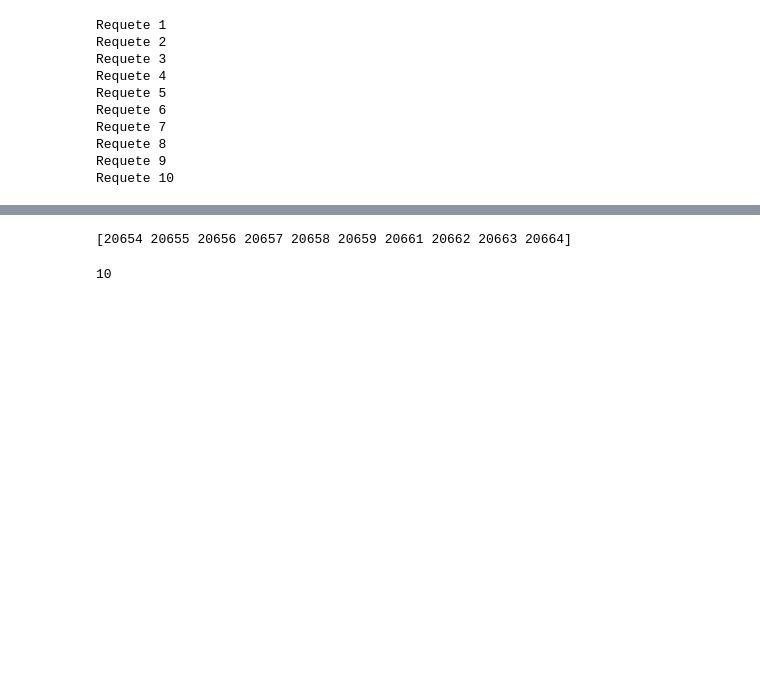
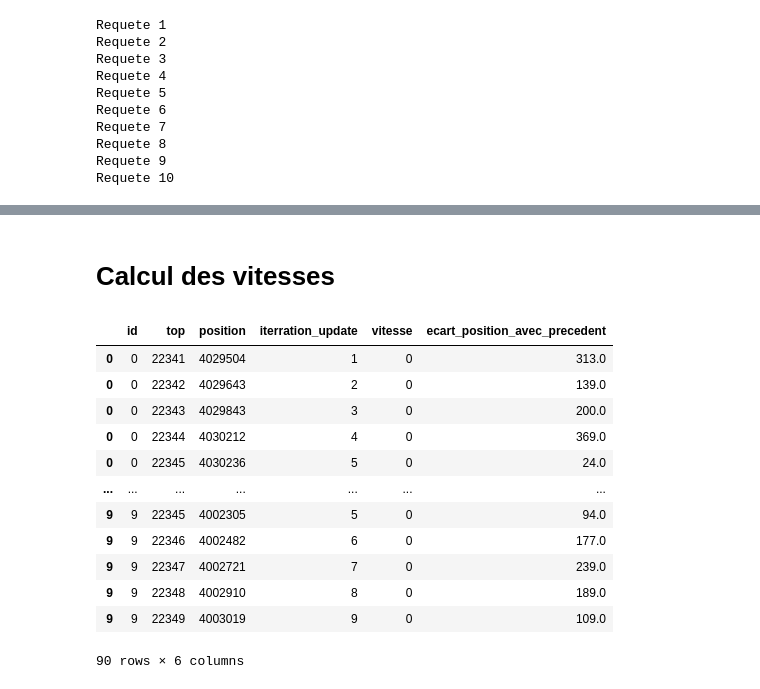
Before and after one commit to lpoitevin1/Big_Data_Analytics_MiniProject, a Jupyter notebook: mini_projet.ipynb, the cells around one changed output, grey strips where cells are left out. Saved outputs shown, nothing was run; the diff lists cells and outputs as text; code cells hidden in the pictures; blank space fills up the shorter version.

```diff
--- a/mini_projet.ipynb
+++ b/mini_projet.ipynb
@@ -93,6 +86,19 @@ plt.show()
-# %%
-print(df.top.unique())
-len(df.top.unique())
-# %% [output]
-[20654 20655 20656 20657 20658 20659 20661 20662 20663 20664]
-10
+# %% [markdown]
+# Calcul des vitesses
+# %%
+df_ecart = df[df['vitesse'] != -1]
+df_ecart
+# %% [output]
+|  | id | top | position | iterration_update | vitesse | ecart_position_avec_precedent |
+| 0 | 0 | 22341 | 4029504 | 1 | 0 | 313.0 |
+| 0 | 0 | 22342 | 4029643 | 2 | 0 | 139.0 |
+| 0 | 0 | 22343 | 4029843 | 3 | 0 | 200.0 |
+| 0 | 0 | 22344 | 4030212 | 4 | 0 | 369.0 |
+| 0 | 0 | 22345 | 4030236 | 5 | 0 | 24.0 |
+| ... | ... | ... | ... | ... | ... | ... |
+| 9 | 9 | 22345 | 4002305 | 5 | 0 | 94.0 |
+| 9 | 9 | 22346 | 4002482 | 6 | 0 | 177.0 |
+| 9 | 9 | 22347 | 4002721 | 7 | 0 | 239.0 |
+| 9 | 9 | 22348 | 4002910 | 8 | 0 | 189.0 |
+| 9 | 9 | 22349 | 4003019 | 9 | 0 | 109.0 |
+90 rows × 6 columns
```
Also changed, not shown: parts of 16 cells of this notebook.
